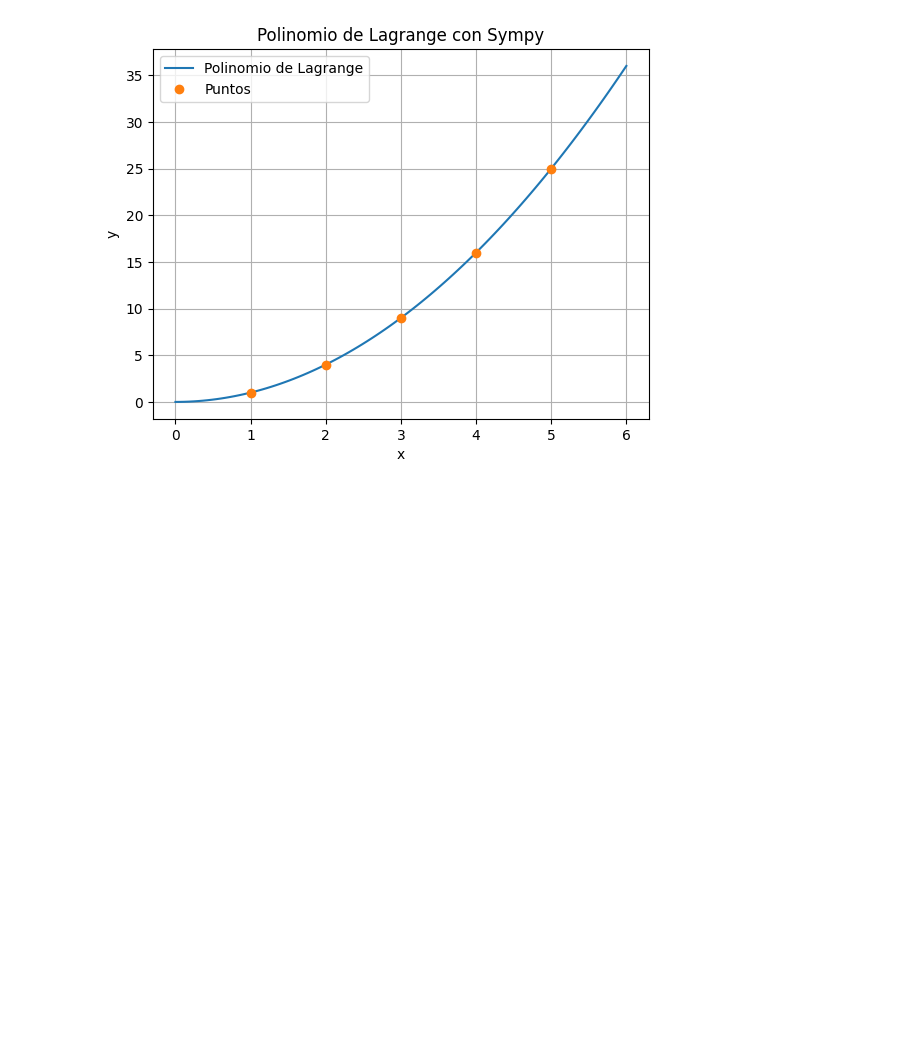
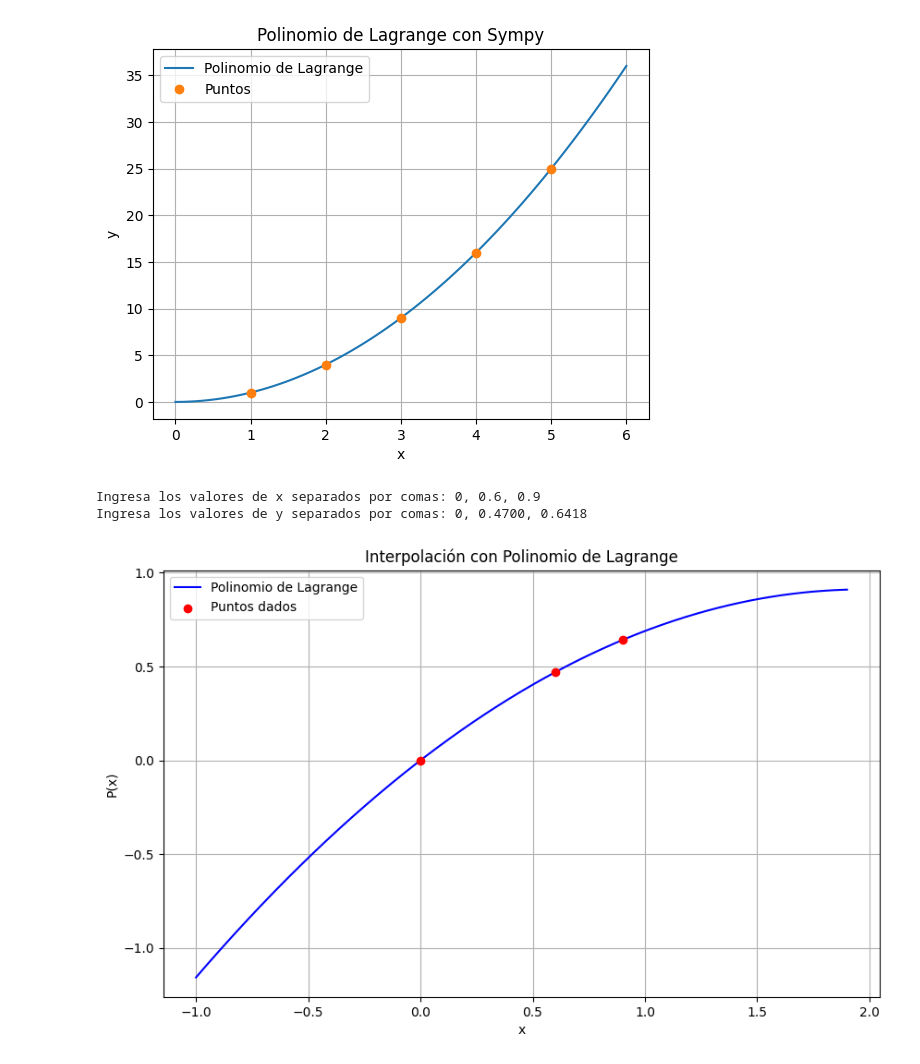
Before and after one commit to abnermassimo1/Metodos-Numericos, a Jupyter notebook: Polinomio_Lagrange.ipynb, the cells around one changed output. Cells and saved outputs as stored; diff of their text form; code cells hidden in the pictures; blank space fills up the shorter version.

```diff
--- a/Polinomio_Lagrange.ipynb
+++ b/Polinomio_Lagrange.ipynb
@@ -69,3 +69,68 @@ plt.show()
 Polinomio de Lagrange:
 (5/4 - x/4)*(4/3 - x/3)*(3/2 - x/2)*(2 - x) + 4*(5/3 - x/3)*(2 - x/2)*(3 - x)*(x - 1) + 9*(5/2 - x/2)*(4 - x)*(x/2 - 1/2)*(x - 2) + 16*(5 - x)*(x/3 - 1/3)*(x/2 - 1)*(x - 3) + 25*(x/4 - 1/4)*(x/3 - 2/3 ...
 [figure]
+# %%
+import numpy as np
+import matplotlib.pyplot as plt
+
+# Función para construir el polinomio de Lagrange
+def lagrange_interpolacion(x_vals, y_vals):
+
+    n = len(x_vals)  # Número de puntos
+
+    def L(k, x):
+        # Calcula el polinomio base L_k(x)
+        result = 1
+        for j in range(n):
+            if j != k:
+                result *= (x - x_vals[j]) / (x_vals[k] - x_vals[j])
+        return result
+
+    def P(x):
+        # Suma de los términos del polinomio de Lagrange
+        total = 0
+        for k in range(n):
+            total += y_vals[k] * L(k, x)
+        return total
+
+    return P
+
+# ------------------ ENTRADA DE DATOS ------------------
+
+# Leer los valores desde consola
+entrada_x = input("Ingresa los valores de x separados por comas: ")
+entrada_y = input("Ingresa los valores de y separados por comas: ")
+
+# Convertir las cadenas de entrada a arreglos numpy
+x_puntos = np.array([float(x) for x in entrada_x.split(",")])
+y_puntos = np.array([float(y) for y in entrada_y.split(",")])
+
+# Validar que la cantidad de puntos coincida
+if len(x_puntos) != len(y_puntos):
+    print("Error: la cantidad de valores de x y y debe ser la misma.")
+    exit()
+
+# ------------------ CÁLCULO DEL POLINOMIO ------------------
+
+# Construir el polinomio interpolante
+P = lagrange_interpolacion(x_puntos, y_puntos)
+
+# Crear puntos para graficar suavemente el polinomio
+x_plot = np.linspace(min(x_puntos) - 1, max(x_puntos) + 1, 500)
+y_plot = [P(xi) for xi in x_plot]
+
+# ------------------ GRAFICAR ------------------
+
+plt.figure(figsize=(10, 6))
+plt.plot(x_plot, y_plot, label='Polinomio de Lagrange', color='blue')
+plt.scatter(x_puntos, y_puntos, color='red', zorder=5, label='Puntos dados')
+plt.title("Interpolación con Polinomio de Lagrange")
+plt.xlabel("x")
+plt.ylabel("P(x)")
+plt.grid(True)
+plt.legend()
+plt.show()
+# %% [output]
+Ingresa los valores de x separados por comas: 0, 0.6, 0.9
+Ingresa los valores de y separados por comas: 0, 0.4700, 0.6418
+[figure, added]
```
